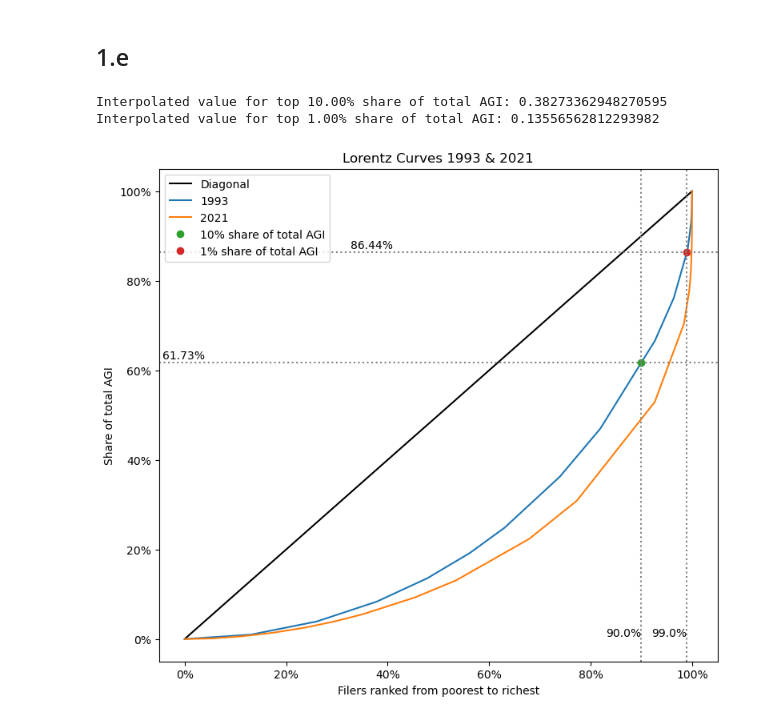
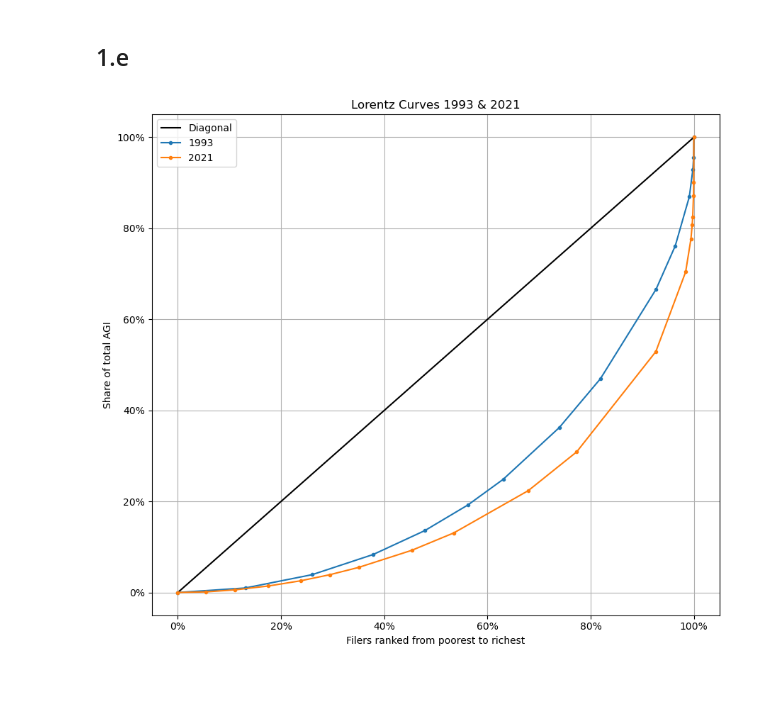
Before and after one commit to johanoelgaard/ECON230B, a Jupyter notebook: Assignment 1/Assignment I.ipynb, the cells around one changed output. Cells and saved outputs as stored; diff of their text form; code cells hidden in the pictures; blank space fills up the shorter version.

```diff
--- a/Assignment 1/Assignment I.ipynb
+++ b/Assignment 1/Assignment I.ipynb
@@ -129,8 +131,6 @@ Gini coefficient: 0.5296265854024349
 # %% [markdown]
 ## 1.e
 # %%
-plot_lorentz_curve(data93, shares=[0.90, 0.99], data_label='1993', compare=data21, compare_label='2021', title='Lorentz Curves 1993 & 2021', save='lorentz_curve1e.png')
+plot_lorentz_curve(data93, data_label='1993', compare=data21, compare_label='2021', title='Lorentz Curves 1993 & 2021', save='lorentz_curve1e.png')
 # %% [output]
-Interpolated value for top 10.00% share of total AGI: 0.38273362948270595
-Interpolated value for top 1.00% share of total AGI: 0.13556562812293982
-[figure, old version]
+[figure, new version]
```
Also changed, not shown: parts of 4 cells of this notebook, 6 other files.
